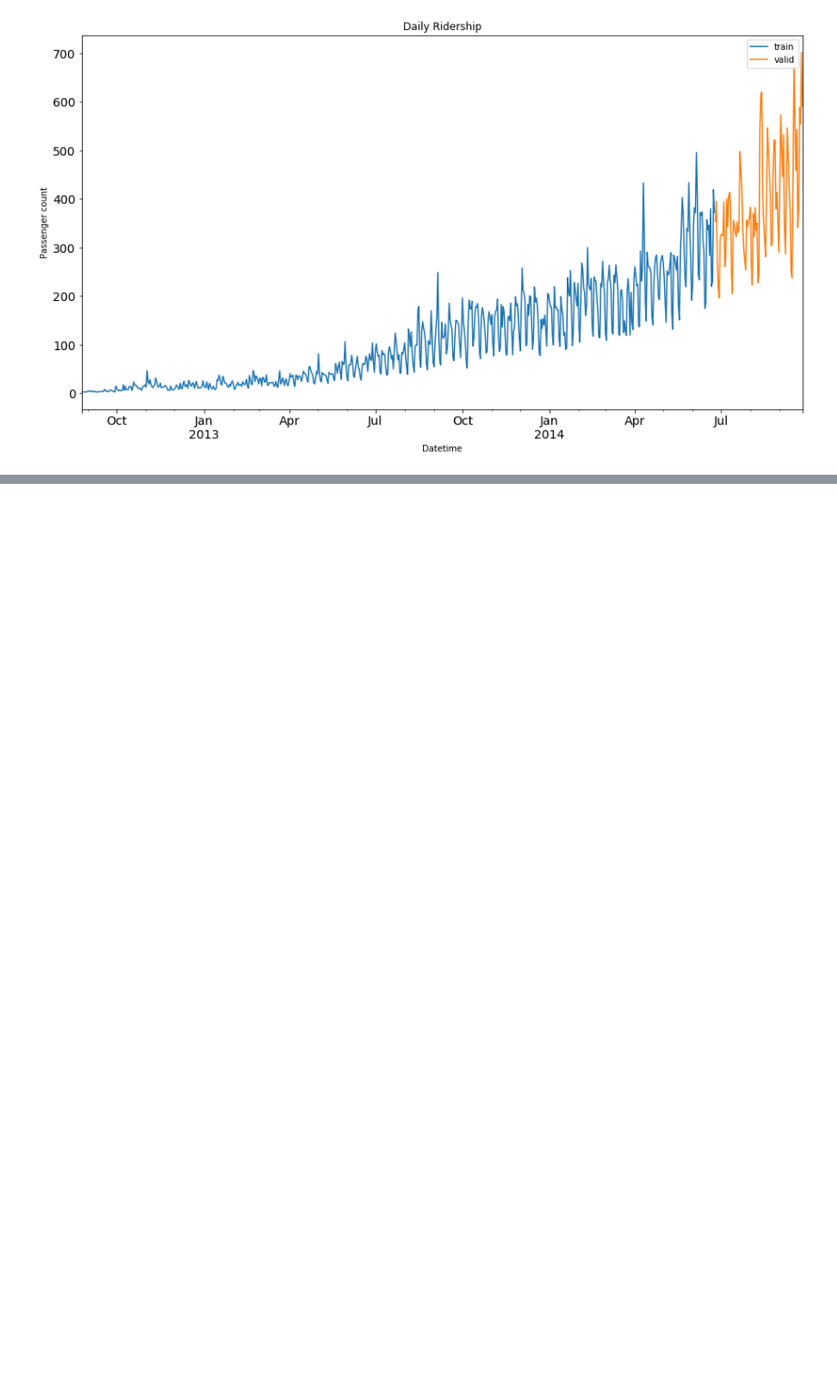
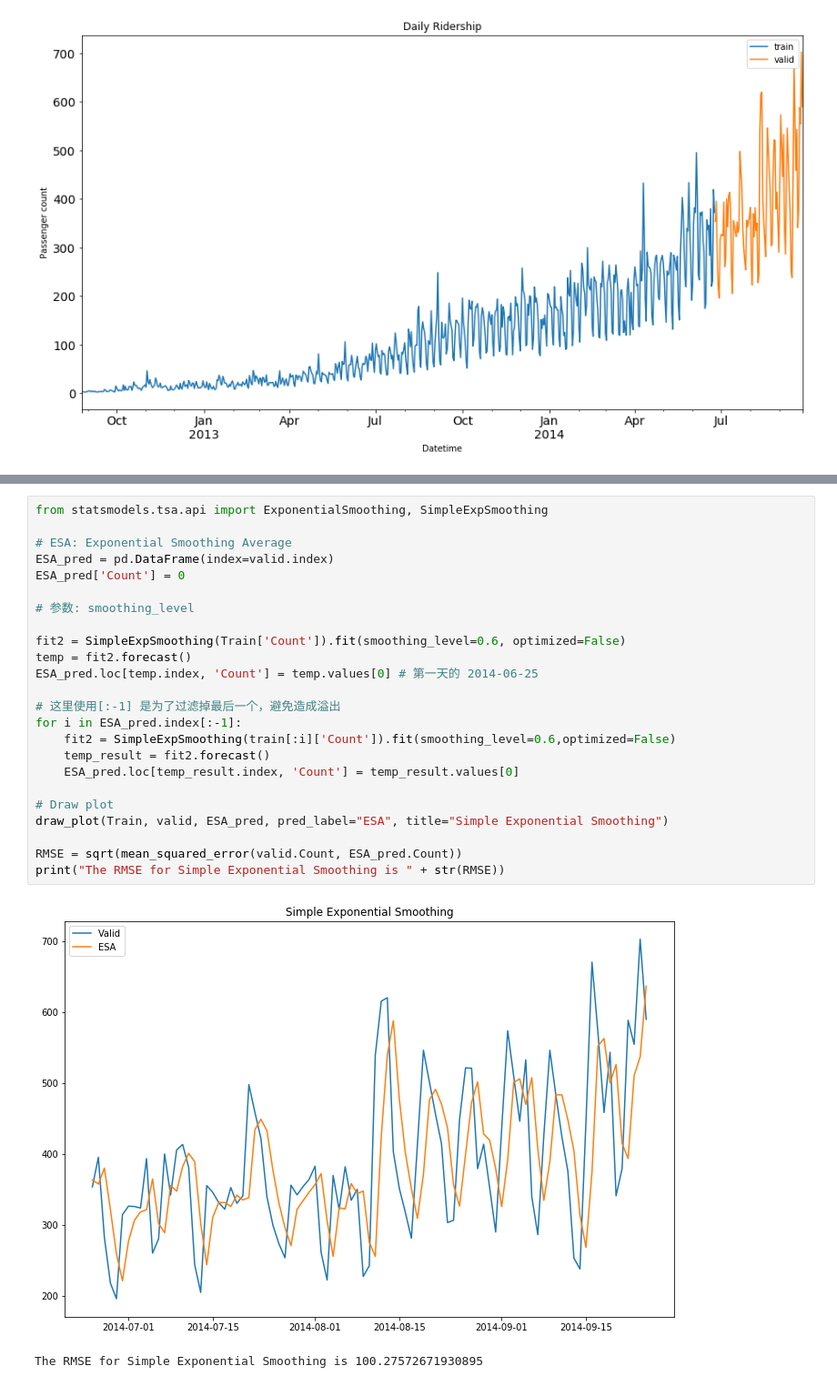
Before and after one commit to KunXie/myColab, a Jupyter notebook: Time_Series_notes.ipynb, the cells around one changed output, grey strips where cells are left out. Shown: that part at 91% size. Drawn from its saved outputs; the diff is of its cells as text; blank space fills up the shorter version.

```diff
--- a/Time_Series_notes.ipynb
+++ b/Time_Series_notes.ipynb
@@ -251,0 +326,27 @@ plt.show()
+# %%
+from statsmodels.tsa.api import ExponentialSmoothing, SimpleExpSmoothing
+
+# ESA: Exponential Smoothing Average
+ESA_pred = pd.DataFrame(index=valid.index)
+ESA_pred['Count'] = 0
+
+# 参数: smoothing_level
+
+fit2 = SimpleExpSmoothing(Train['Count']).fit(smoothing_level=0.6, optimized=False)
+temp = fit2.forecast()
+ESA_pred.loc[temp.index, 'Count'] = temp.values[0] # 第一天的 2014-06-25
+
+# 这里使用[:-1] 是为了过滤掉最后一个，避免造成溢出
+for i in ESA_pred.index[:-1]:
+    fit2 = SimpleExpSmoothing(train[:i]['Count']).fit(smoothing_level=0.6,optimized=False)
+    temp_result = fit2.forecast()
+    ESA_pred.loc[temp_result.index, 'Count'] = temp_result.values[0]
+
+# Draw plot
+draw_plot(Train, valid, ESA_pred, pred_label="ESA", title="Simple Exponential Smoothing")
+
+RMSE = sqrt(mean_squared_error(valid.Count, ESA_pred.Count))
+print("The RMSE for Simple Exponential Smoothing is " + str(RMSE))
+# %% [output]
+[figure, added]
+The RMSE for Simple Exponential Smoothing is 100.27572671930895
```
Also changed, not shown: parts of 18 cells of this notebook.
